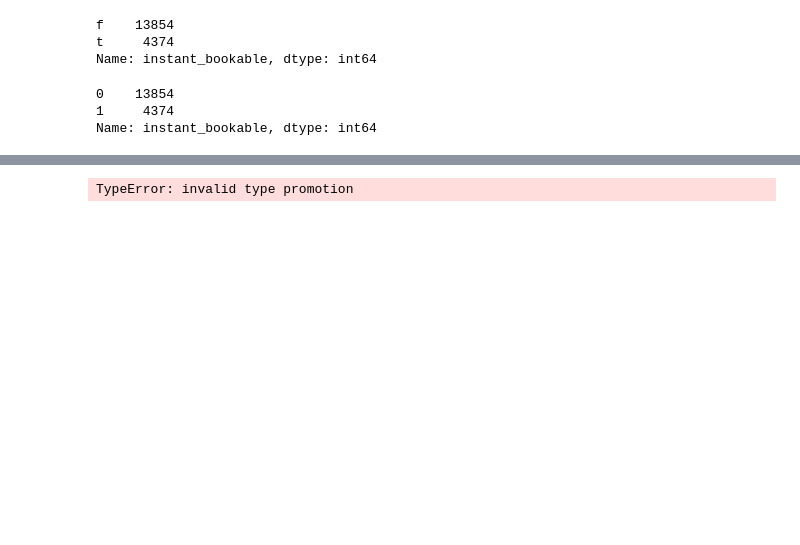
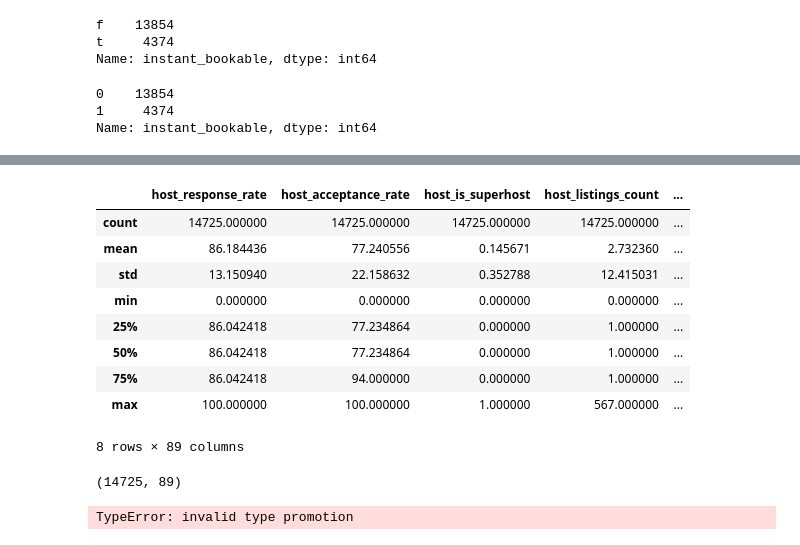
Before and after one commit to vedantbhatnagar/airbnb, a Jupyter notebook: feature_engineering.ipynb, the cells around one changed output, grey strips where cells are left out. Drawn from its saved outputs; the diff is of its cells as text; code cells hidden in the pictures; blank space fills up the shorter version.

```diff
--- a/feature_engineering.ipynb
+++ b/feature_engineering.ipynb
@@ -200,6 +194,7 @@ print(df2_dummies['bathrooms_text'].value_counts())
 # manageable number of values, will do one hot encoding
 bathroom_dummies = pd.get_dummies(df2_dummies['bathrooms_text'], prefix = 'bathrooms', drop_first=True)
 df2_dummies = pd.concat([df2_dummies, bathroom_dummies], axis=1)
+df2_dummies.drop('bathrooms_text', axis = 1, inplace = True)
 df2_dummies.shape
 # %% [output]
 1 bath               10637
@@ -250,7 +245,7 @@ Name: instant_bookable, dtype: int64
 drop_list_numeric = ['neighbourhood_group_cleansed', 'bathrooms', 'calendar_updated', 'license', 'latitude', 'longitude', 'id',\
              'scrape_id', 'host_id']
 drop_list_string = ['listing_url', 'last_scraped', 'name', 'picture_url', 'host_url', 'host_name', 'host_thumbnail_url', \
-                    'host_picture_url']
+                    'host_picture_url', 'calendar_last_scraped']
 drop_maybe_string = ['description', 'host_about', 'neighborhood_overview', 'host_location', 'host_response_time', \
                 'host_neighbourhood', 'host_verifications', 'host_has_profile_pic', 'amenities', 'has_availability',\
                 'first_review', 'host_location', 'neighbourhood', 'property_type', 'last_review']
@@ -300,0 +275,7 @@ Length: 93, dtype: object
+# %%
+df_numeric = df2_dummies.select_dtypes(include=['float64', 'int64'])
+print(df_numeric.shape)
+df_uint = df2_dummies.select_dtypes(include=['uint8'])
+print(df_uint.shape)
+df_object = df2_dummies.select_dtypes(include=['object'])
+print(df_object.shape)
@@ -300,0 +286,7 @@ Length: 93, dtype: object
+# %%
+# df2_dummies[df_uint.columns] = pd.to_numeric(df2_dummies[df_uint.columns])
+cols = df_uint.columns
+cols
+df2_dummies[cols] = df2_dummies[cols].apply(pd.to_numeric, errors='coerce')
+df_numeric = df2_dummies.select_dtypes(include=['float64', 'int64'])
+print(df_numeric.shape)
@@ -301,3 +310,22 @@ Length: 93, dtype: object
+# %%
+df2_dummies.describe()
+# %% [output]
+|  | host_response_rate | host_acceptance_rate | host_is_superhost | host_listings_count | ... |
+| count | 14725.000000 | 14725.000000 | 14725.000000 | 14725.000000 | ... |
+| mean | 86.184436 | 77.240556 | 0.145671 | 2.732360 | ... |
+| std | 13.150940 | 22.158632 | 0.352788 | 12.415031 | ... |
+| min | 0.000000 | 0.000000 | 0.000000 | 0.000000 | ... |
+| 25% | 86.042418 | 77.234864 | 0.000000 | 1.000000 | ... |
+| 50% | 86.042418 | 77.234864 | 0.000000 | 1.000000 | ... |
+| 75% | 86.042418 | 94.000000 | 0.000000 | 1.000000 | ... |
+| max | 100.000000 | 100.000000 | 1.000000 | 567.000000 | ... |
+8 rows × 89 columns
+# %%
+X = df2_dummies.drop('price', axis = 1)
+y = df2_dummies['price']
+print(X.shape)
+# %% [output]
+(14725, 89)
 # %%
 # import the regressor
 from sklearn.tree import DecisionTreeRegressor
```
Also changed, not shown: parts of 14 cells of this notebook.
